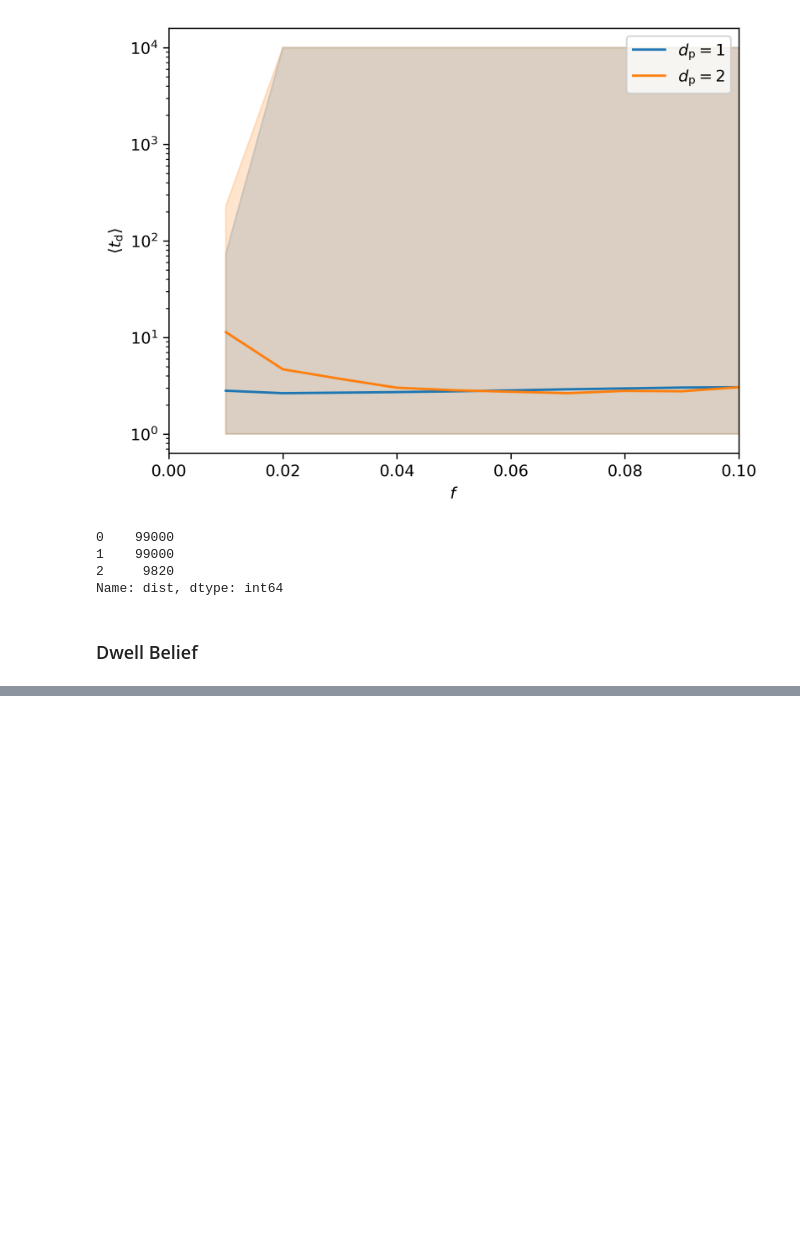
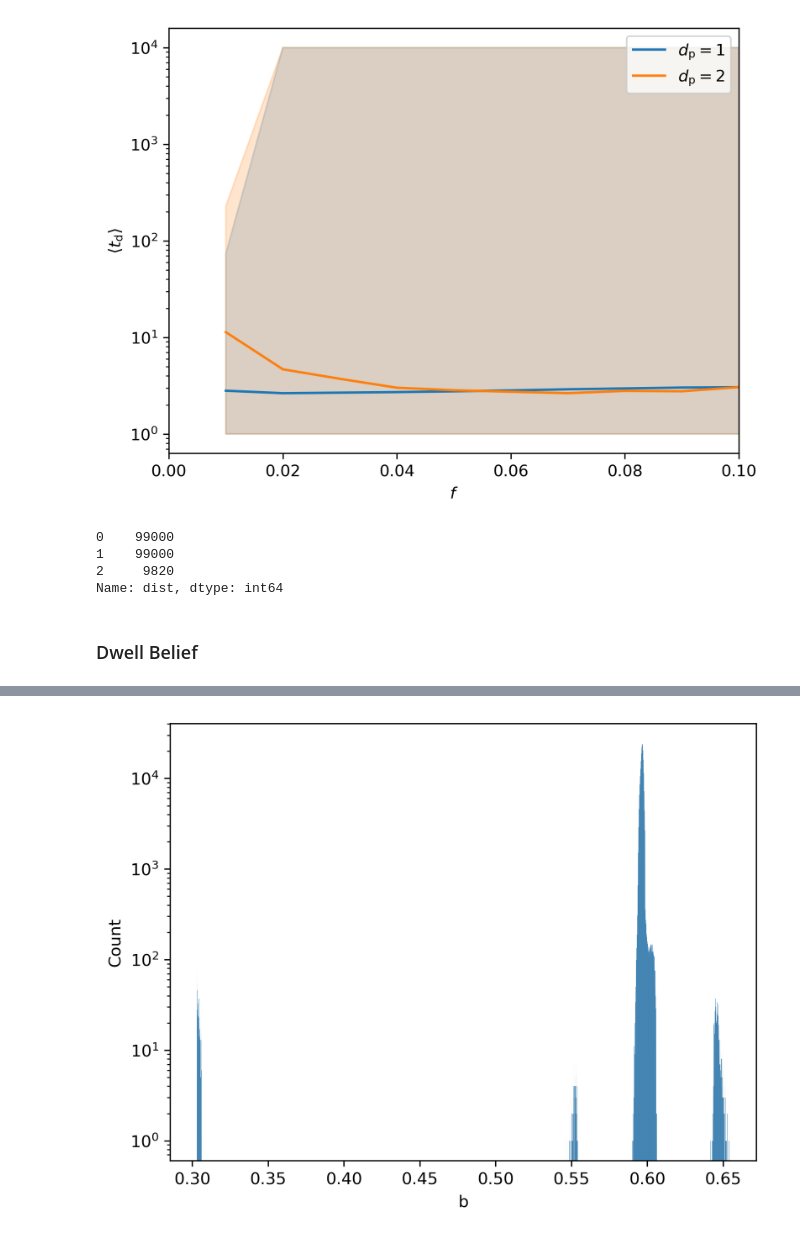
Before and after one commit to YutongB/Opinion-Dynamics, a Jupyter notebook: notebooks/fracpartisan_BA.ipynb, the cells around one changed output, grey strips where cells are left out. Saved outputs shown, nothing was run; the diff lists cells and outputs as text; code cells hidden in the pictures; blank space fills up the shorter version.

```diff
--- a/notebooks/fracpartisan_BA.ipynb
+++ b/notebooks/fracpartisan_BA.ipynb
@@ -272,0 +286,7 @@ res_BA_f002[0].plot_dwell_time(bins = 100)
+# %%
+sns.histplot(df_002[df_002.dist == 2], x = "b")
+plt.yscale("log")
+
+# plt.xscale("log")
+# %% [output]
+[figure, added]
```
Also changed, not shown: parts of 9 cells of this notebook, 1 other file.
